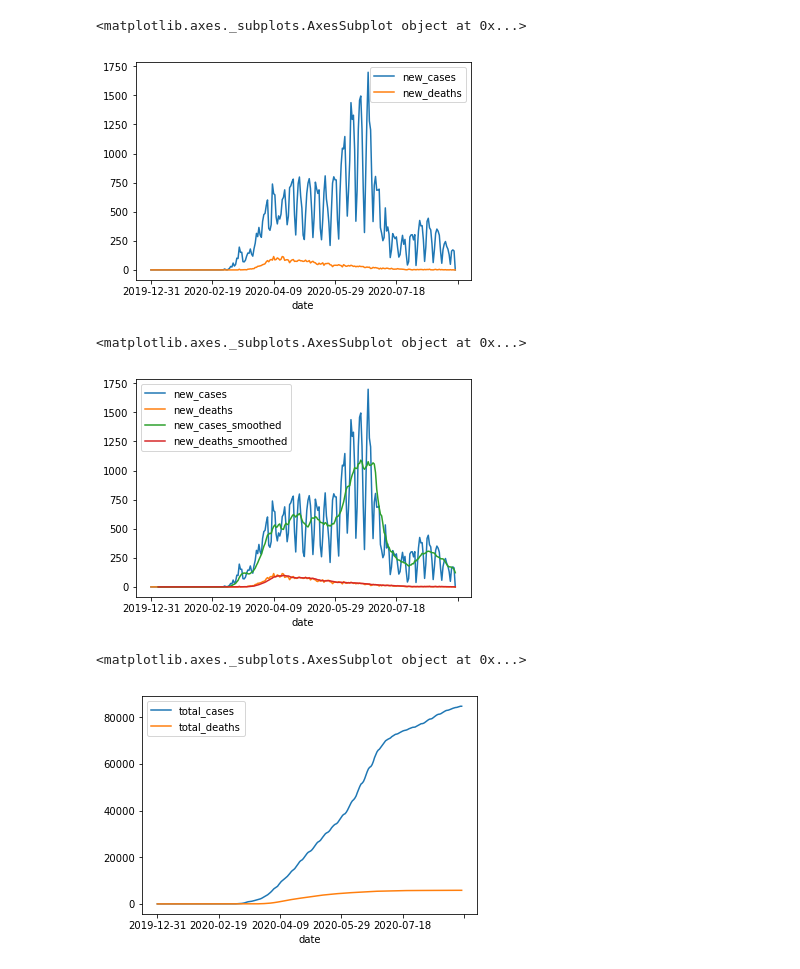
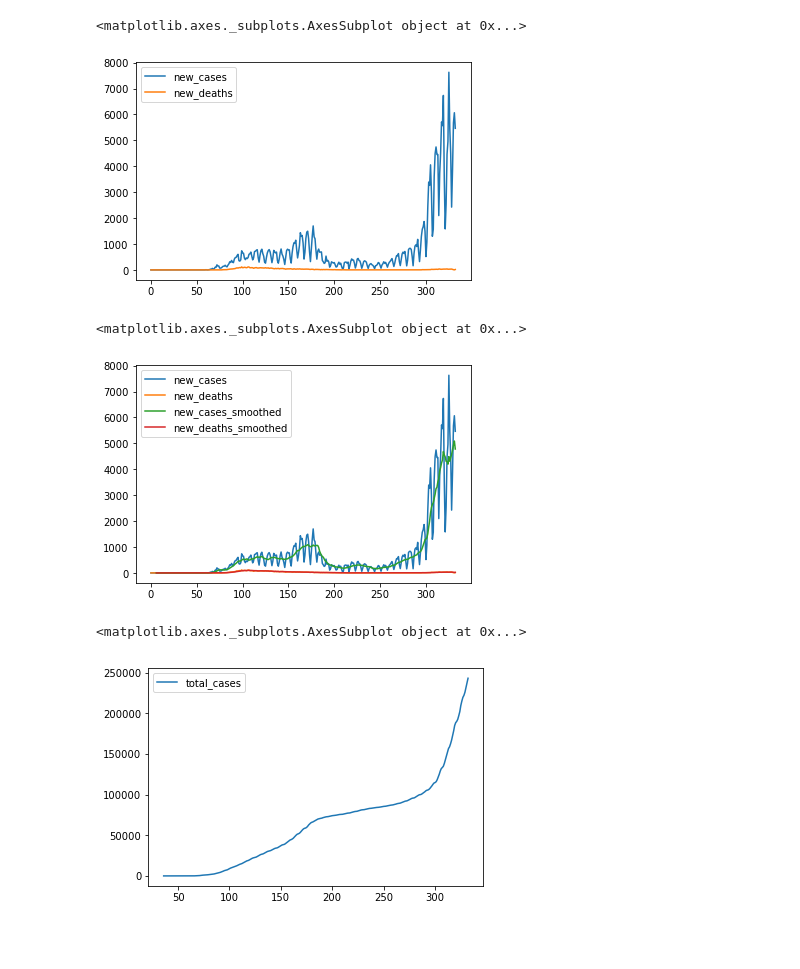
Before and after one commit to JPMarciano/Modelling-Covid-19-in-Sweden, a Jupyter notebook: dataview.ipynb, the cells around one changed output. Saved outputs shown, nothing was run; the diff lists cells and outputs as text; code cells hidden in the pictures; blank space fills up the shorter version.

```diff
--- a/dataview.ipynb
+++ b/dataview.ipynb
@@ -22,5 +23,6 @@ df.loc[df["iso_code"]=="SWE"]
 # %%
 cleandf = df[df["iso_code"]=="SWE"]
 cleandf = cleandf[['date', 'total_cases', 'new_cases', 'total_deaths', 'new_deaths', 'new_cases_smoothed', 'new_deaths_smoothed']]
+cleandf = cleandf.reset_index()
 cleandf
 # %% [output]
@@ -40,16 +42,16 @@ cleandf
 # %%
-cleandf.set_index('date')[['new_cases','new_deaths']].plot()
+cleandf[['new_cases','new_deaths']].plot()
 # %% [output]
 <matplotlib.axes._subplots.AxesSubplot object at 0x...>
-[figure, old version]
+[figure, new version]
 # %%
-cleandf.set_index('date')[['new_cases','new_deaths','new_cases_smoothed', 'new_deaths_smoothed']].plot()
+cleandf[['new_cases','new_deaths','new_cases_smoothed', 'new_deaths_smoothed']].plot()
 # %% [output]
 <matplotlib.axes._subplots.AxesSubplot object at 0x...>
-[figure, old version]
+[figure, new version]
 # %%
-cleandf.set_index('date')[['total_cases','total_deaths']].plot()
+cleandf[['total_cases']].plot()
 # %% [output]
 <matplotlib.axes._subplots.AxesSubplot object at 0x...>
-[figure, old version]
+[figure, new version]
 # %%
```
Also changed, not shown: parts of 10 cells of this notebook.
